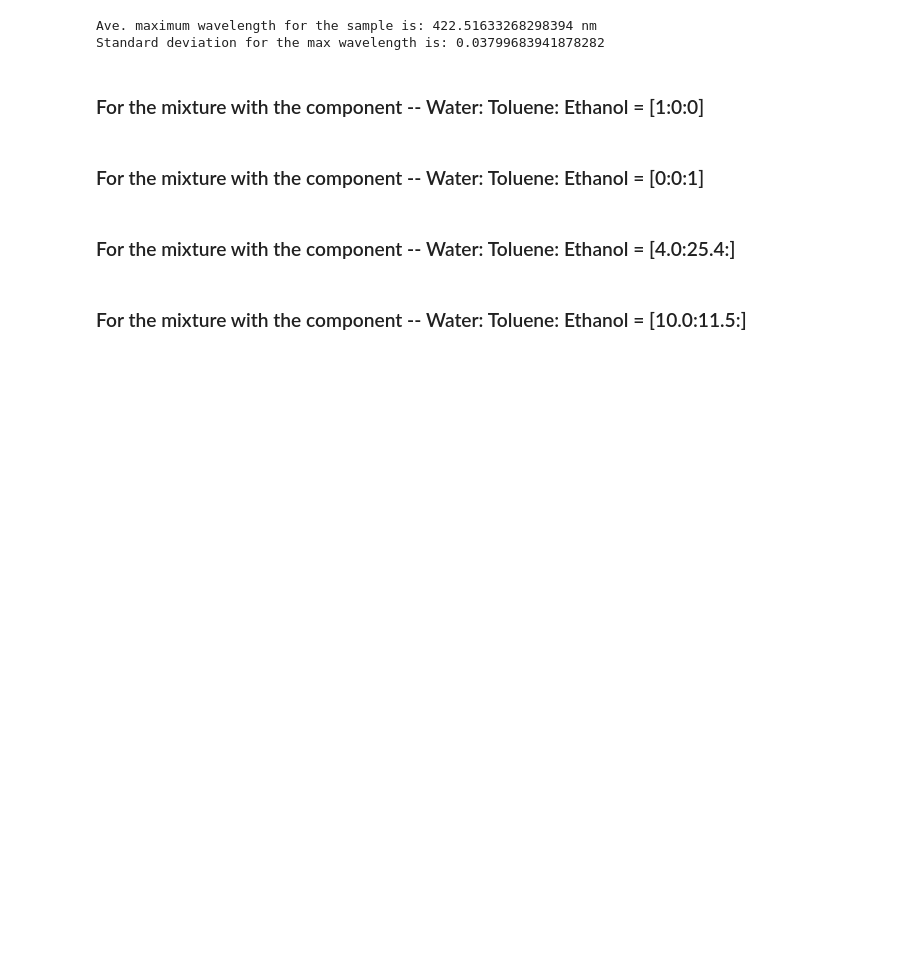
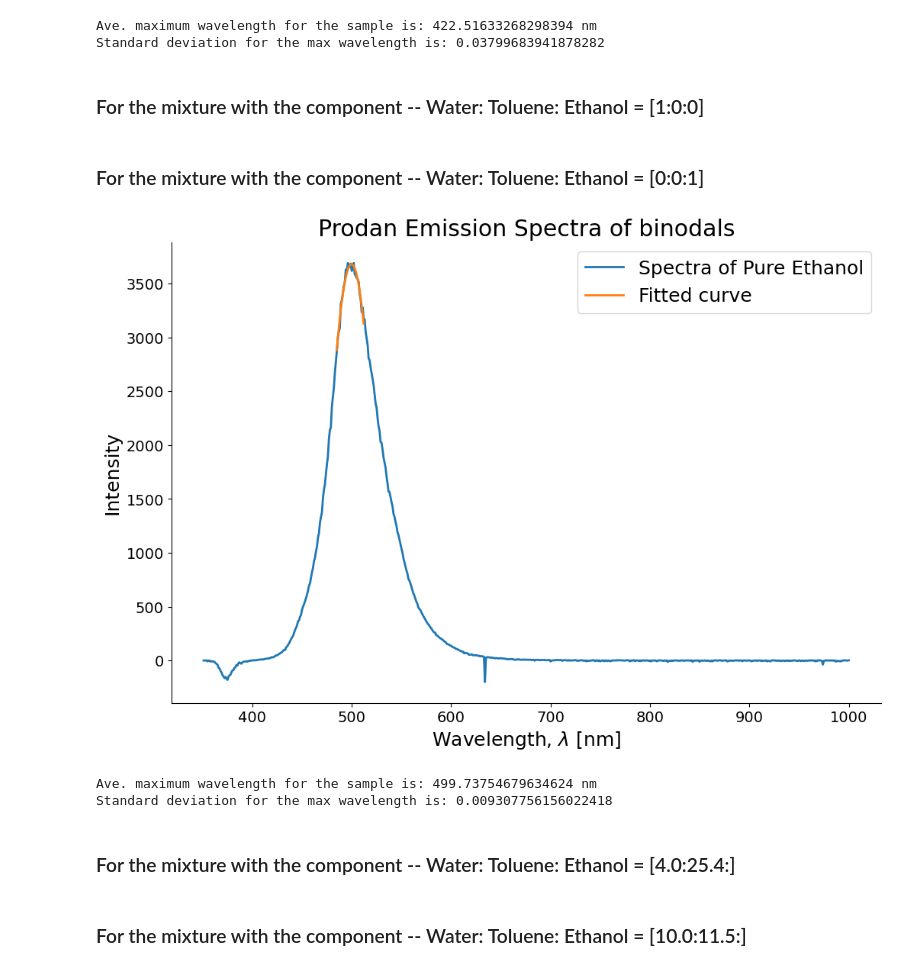
Before and after one commit to notmuchgeek/MS_2.2_TPDE, a Jupyter notebook: curve_fit_binodal.ipynb, the cells around one changed output. Drawn from its saved outputs; the diff is of its cells as text; code cells hidden in the pictures; blank space fills up the shorter version.

```diff
--- a/curve_fit_binodal.ipynb
+++ b/curve_fit_binodal.ipynb
@@ -184,11 +184,11 @@ wv_sampleE_05,inten_sampleE_05 = yld_xy_sliced(raw_sampleE_05)
 # Sliced list for the curve fitting
 # yld_xy_sliced takes the start & end indexes and slices the wavelengths & intensities
 
-wv_fit_sampleE_01,inten_fit_sampleE_01 = yld_xy_sliced(raw_sampleE_01,470,530)
-wv_fit_sampleE_02,inten_fit_sampleE_02 = yld_xy_sliced(raw_sampleE_02,470,530)
-wv_fit_sampleE_03,inten_fit_sampleE_03 = yld_xy_sliced(raw_sampleE_03,470,530)
-wv_fit_sampleE_04,inten_fit_sampleE_04 = yld_xy_sliced(raw_sampleE_04,470,530)
-wv_fit_sampleE_05,inten_fit_sampleE_05 = yld_xy_sliced(raw_sampleE_05,470,530)
+wv_fit_sampleE_01,inten_fit_sampleE_01 = yld_xy_sliced(raw_sampleE_01,485,513)
+wv_fit_sampleE_02,inten_fit_sampleE_02 = yld_xy_sliced(raw_sampleE_02,485,513)
+wv_fit_sampleE_03,inten_fit_sampleE_03 = yld_xy_sliced(raw_sampleE_03,485,513)
+wv_fit_sampleE_04,inten_fit_sampleE_04 = yld_xy_sliced(raw_sampleE_04,485,513)
+wv_fit_sampleE_05,inten_fit_sampleE_05 = yld_xy_sliced(raw_sampleE_05,485,513)
 
 inten_fit_sampleE = [inten_fit_sampleE_01,inten_fit_sampleE_02,inten_fit_sampleE_03,inten_fit_sampleE_04,inten_fit_sampleE_05]
 
@@ -198,34 +198,38 @@ inten_fit_sampleE = [inten_fit_sampleE_01,inten_fit_sampleE_02,inten_fit_sampleE
 
 initGuessE = [-0.5,-500,180]
 f1_sampleE = []
 max_wav_sampleE = []
 
 for i in range(len(inten_fit_sampleE)):
     C_fit = yld_curve_fit_Y(para_curve,wv_fit_sampleE_01,inten_fit_sampleE[i],initGuessE)
     f1_individual = C_fit[0]
     max_wav_individual = C_fit[1]
     f1_sampleE.append(f1_individual)
     max_wav_sampleE.append(max_wav_individual)
 
 ave_max_wav_sampleE = sum(max_wav_sampleE)/len(max_wav_sampleE)
 std_max_wav_sampleE = np.std(max_wav_sampleE,ddof=1)
 
 fig1 = plt.figure(facecolor='white')
 ax1 = plt.axes(frameon=True)
 ax1.spines['right'].set_visible(False)
 ax1.spines['top'].set_visible(False)
 
 plt.plot(wv_sampleE_01,inten_sampleE_01,marker = '',linestyle = '-',label = 'Spectra of Pure Ethanol')
-plt.plot(wv_fit_sampleE_01,f1_sampleE,label = 'Fitted curve')
+plt.plot(wv_fit_sampleE_01,f1_sampleE[0],label = 'Fitted curve')
 
 plt.legend(loc = 'best')
 plt.title('Prodan Emission Spectra of binodals')
 plt.xlabel('Wavelength, $\lambda$ [nm]')
 plt.ylabel('Intensity')
 plt.show()
 
 print('Ave. maximum wavelength for the sample is:',ave_max_wav_sampleE,'nm')
 print('Standard deviation for the max wavelength is:',std_max_wav_sampleE)
+# %% [output]
+[figure, added]
+Ave. maximum wavelength for the sample is: 499.73754679634624 nm
+Standard deviation for the max wavelength is: 0.009307756156022418
 # %% [markdown]
 ### For the mixture with the component -- Water: Toluene: Ethanol = [4.0:25.4:]
 # %%
```
Also changed, not shown: parts of 4 cells of this notebook.
